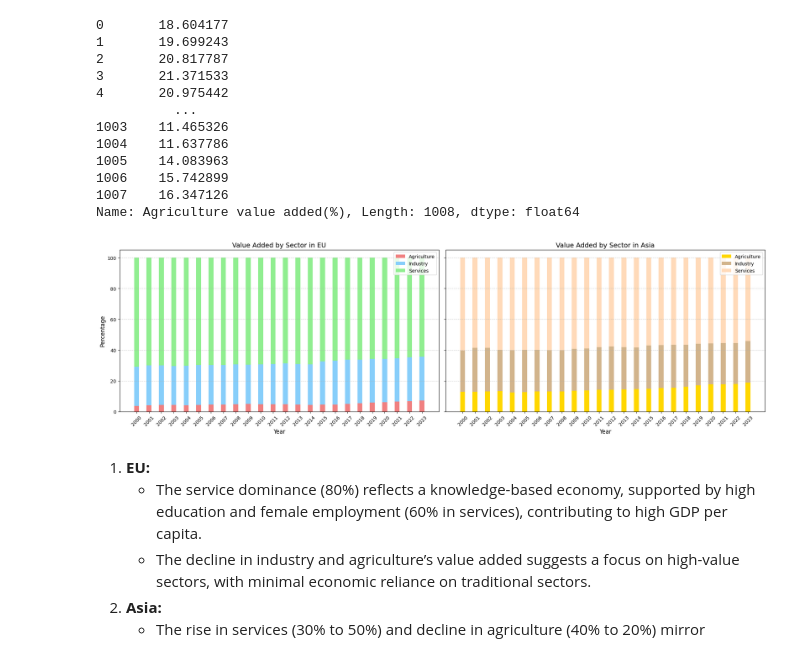
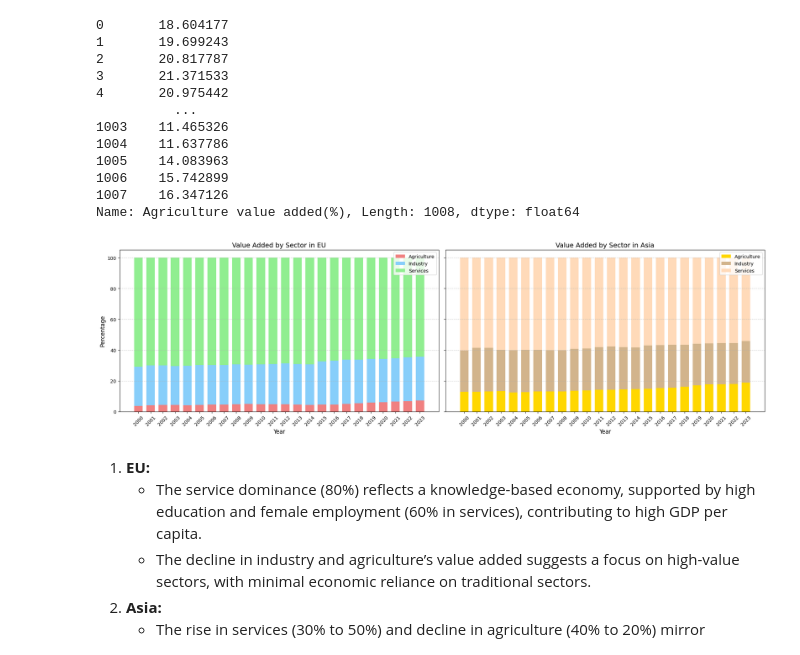
Before and after one commit to truongthuankiet1990gmailcom/Data-Visualization-HW2, a Jupyter notebook: 22127224_22127254.ipynb, the cells around one changed output. Drawn from its saved outputs; the diff is of its cells as text; code cells hidden in the pictures.

```diff
--- a/22127224_22127254.ipynb
+++ b/22127224_22127254.ipynb
@@ -933,7 +933,7 @@ Name: Agriculture value added(%), Length: 1008, dtype: float64
 avg_percentages_eu_by_year = EU_df.groupby('Year')[['Agriculture value added(%)', 'Industry value added(%)', 'Services value added(%)']].mean()
 avg_percentages_asia_by_year = Asia_df.groupby('Year')[['Agriculture value added(%)', 'Industry value added(%)', 'Services value added(%)']].mean()
 
-bar_width = 0.4
+bar_width = 0.7
 years = np.array(EU_df['Year'].unique())
 
 fig, axes = plt.subplots(1, 2, figsize=(20, 6), sharey=True)  # Share y-axis for comparison
@@ -943,34 +943,34 @@ axes[0].bar(years, avg_percentages_eu_by_year['Agriculture value added(%)'], wid
 axes[0].bar(years, avg_percentages_eu_by_year['Industry value added(%)'], width=bar_width, label='Industry', color='lightskyblue',
             bottom=avg_percentages_eu_by_year['Agriculture value added(%)'])
 axes[0].bar(years, avg_percentages_eu_by_year['Services value added(%)'], width=bar_width, label='Services', color='lightgreen',
             bottom=avg_percentages_eu_by_year['Agriculture value added(%)'] + avg_percentages_eu_by_year['Industry value added(%)'])
 
 axes[0].set_title('Value Added by Sector in EU', fontsize=14)
 axes[0].set_xlabel('Year', fontsize=12)
 axes[0].set_ylabel('Percentage', fontsize=12)
 axes[0].set_xticks(years)
 axes[0].tick_params(axis='x', rotation=45)
 axes[0].legend(loc='upper right')
 axes[0].grid(axis='y', linestyle="--", alpha=0.6)
 
 # Asia Value Added Plot
 axes[1].bar(years, avg_percentages_asia_by_year['Agriculture value added(%)'], width=bar_width, label='Agriculture', color='gold')
 axes[1].bar(years, avg_percentages_asia_by_year['Industry value added(%)'], width=bar_width, label='Industry', color='tan',
             bottom=avg_percentages_asia_by_year['Agriculture value added(%)'])
 axes[1].bar(years, avg_percentages_asia_by_year['Services value added(%)'], width=bar_width, label='Services', color='peachpuff',
             bottom=avg_percentages_asia_by_year['Agriculture value added(%)'] + avg_percentages_asia_by_year['Industry value added(%)'])
 
 axes[1].set_title('Value Added by Sector in Asia', fontsize=14)
 axes[1].set_xlabel('Year', fontsize=12)
 axes[1].set_xticks(years)
 axes[1].tick_params(axis='x', rotation=45)
 axes[1].legend(loc='upper right')
 axes[1].grid(axis='y', linestyle="--", alpha=0.6)
 
 plt.tight_layout()
 plt.show()
 # %% [output]
-[figure, old version]
+[figure, new version]
 # %% [markdown]
 1. **EU:**
     - The service dominance (80%) reflects a knowledge-based economy, supported by high education and female employment (60% in services), contributing to high GDP per capita.
```
Also changed, not shown: parts of 5 cells of this notebook.
